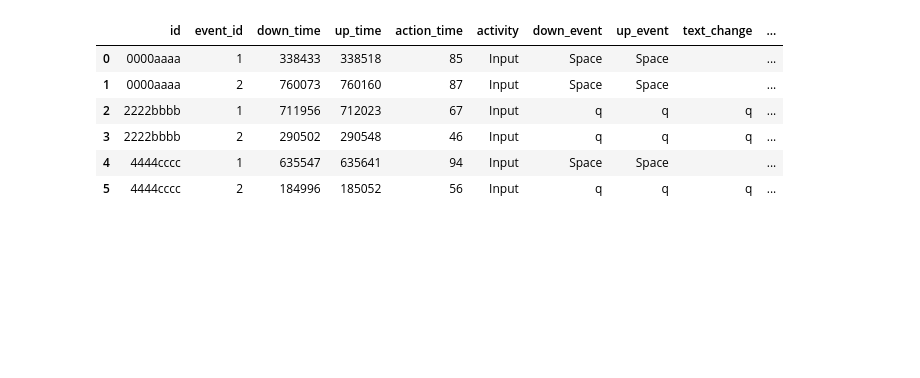
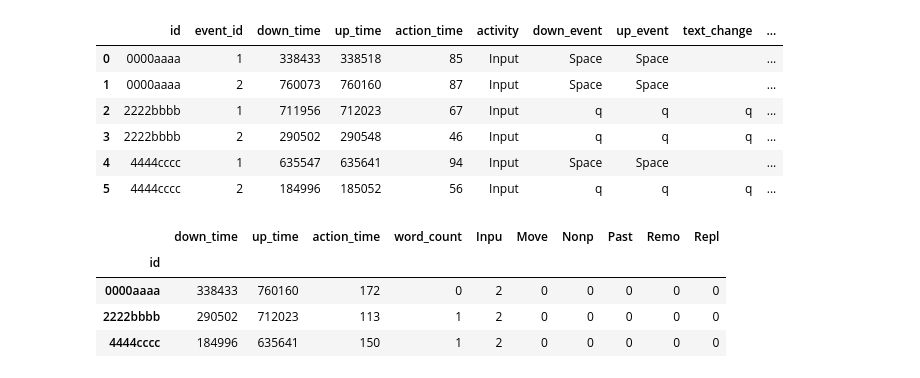
Before and after one commit to mrrkdas/LWPWP-Kaggle, a Jupyter notebook: DataPrep.ipynb, the cells around one changed output. Cells and saved outputs as stored; diff of their text form; code cells hidden in the pictures; blank space fills up the shorter version.

```diff
--- a/DataPrep.ipynb
+++ b/DataPrep.ipynb
@@ -364,3 +366,13 @@ test_logs
 | 3 | 2222bbbb | 2 | 290502 | 290548 | 46 | Input | q | q | q | ... |
 | 4 | 4444cccc | 1 | 635547 | 635641 | 94 | Input | Space | Space |  | ... |
 | 5 | 4444cccc | 2 | 184996 | 185052 | 56 | Input | q | q | q | ... |
+# %%
+df_test = feature_eng(test_logs)
+# %%
+df_test
+# %% [output]
+|  | down_time | up_time | action_time | word_count | Inpu | Move | Nonp | Past | Remo | Repl |
+| id |  |  |  |  |  |  |  |  |  |  |
+| 0000aaaa | 338433 | 760160 | 172 | 0 | 2 | 0 | 0 | 0 | 0 | 0 |
+| 2222bbbb | 290502 | 712023 | 113 | 1 | 2 | 0 | 0 | 0 | 0 | 0 |
+| 4444cccc | 184996 | 635641 | 150 | 1 | 2 | 0 | 0 | 0 | 0 | 0 |
```
Also changed, not shown: parts of 1 cell of this notebook.
